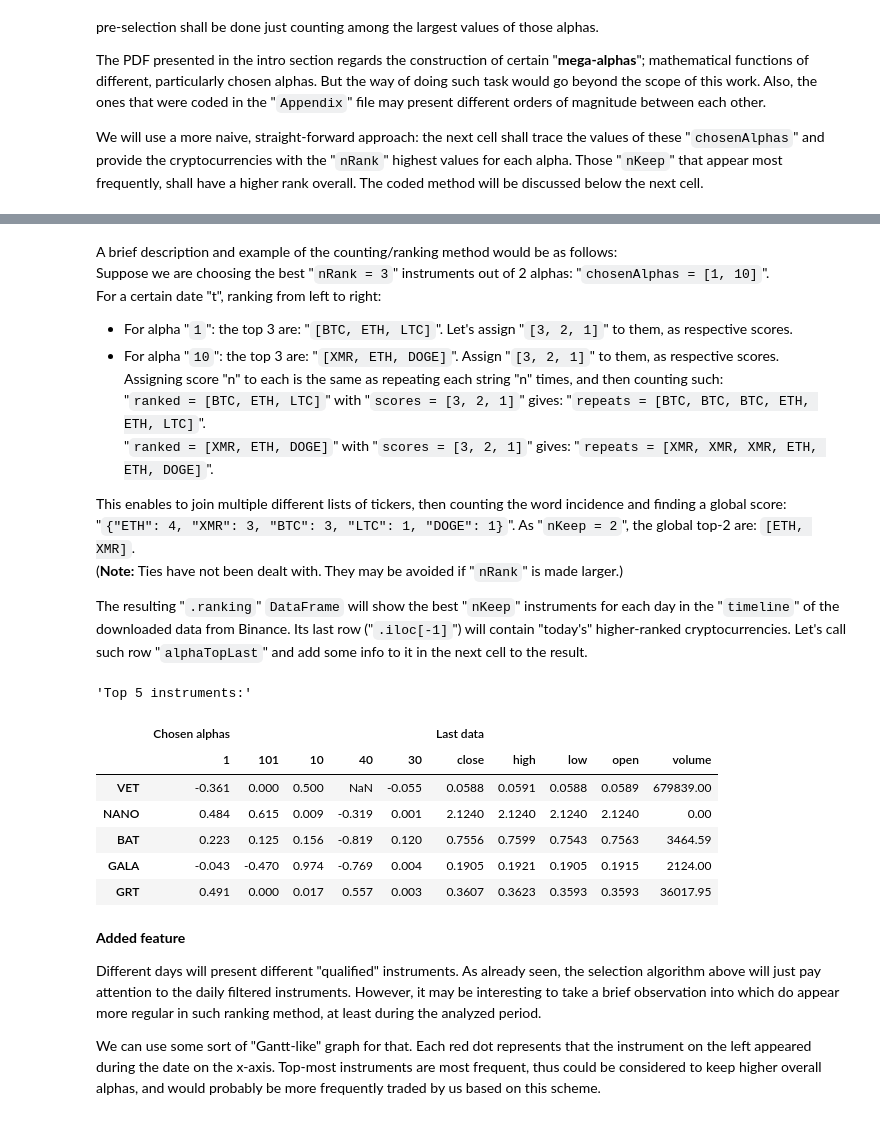
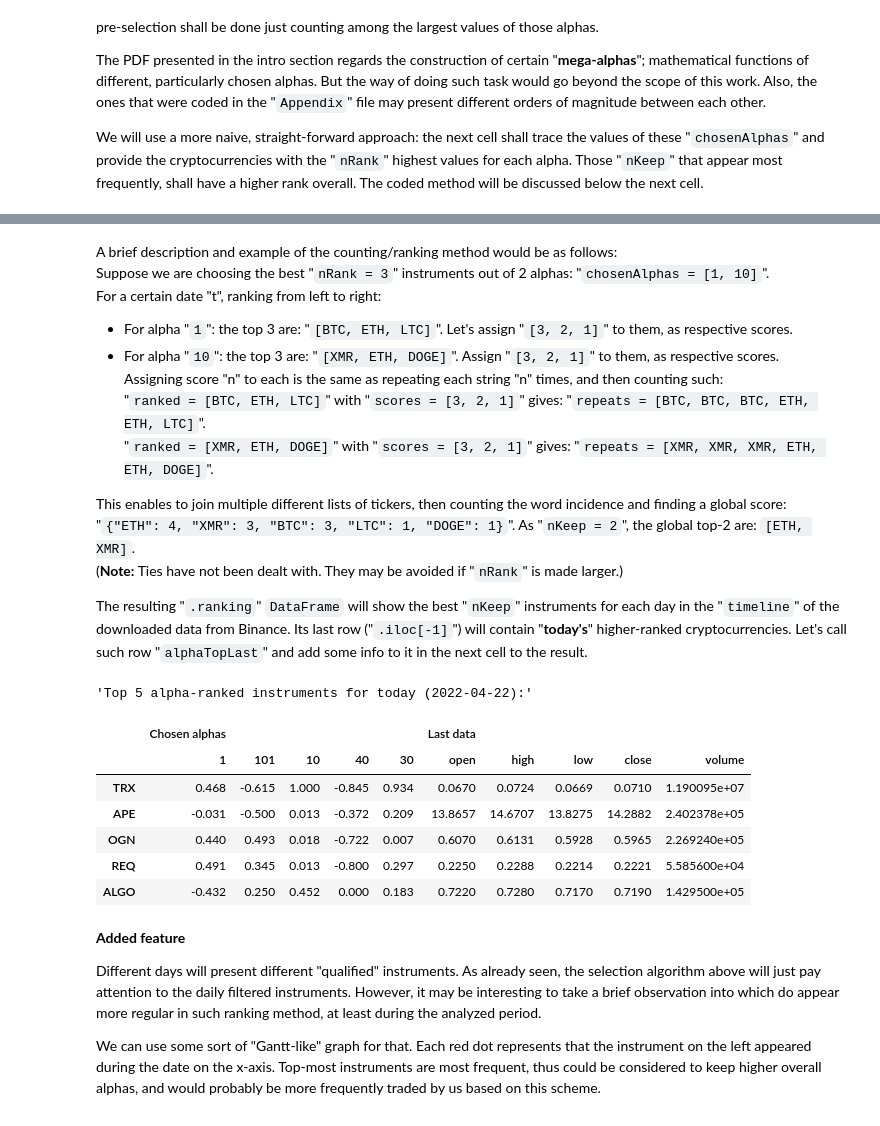
Before and after one commit to gsolaril/topCMC, a Jupyter notebook: Main report.ipynb, the cells around one changed output, grey strips where cells are left out. Saved outputs shown, nothing was run; the diff lists cells and outputs as text; code cells hidden in the pictures.

```diff
--- a/Main report.ipynb
+++ b/Main report.ipynb
@@ -223,28 +226,30 @@ This enables to join multiple different lists of tickers, then counting the word
 "`{"ETH": 4, "XMR": 3, "BTC": 3, "LTC": 1, "DOGE": 1}`". As "`nKeep = 2`", the global top-2 are: `[ETH, XMR]`. <br>
 (**Note:** Ties have not been dealt with. They may be avoided if "`nRank`" is made larger.)
 
-The resulting "`.ranking`" `DataFrame` will show the best "`nKeep`" instruments for each day in the "`timeline`" of the downloaded data from Binance. Its last row ("`.iloc[-1]`") will contain "today's" higher-ranked cryptocurrencies. Let's call such row "`alphaTopLast`" and add some info to it in the next cell to the result.
+The resulting "`.ranking`" `DataFrame` will show the best "`nKeep`" instruments for each day in the "`timeline`" of the downloaded data from Binance. Its last row ("`.iloc[-1]`") will contain "**today's**" higher-ranked cryptocurrencies. Let's call such row "`alphaTopLast`" and add some info to it in the next cell to the result.
 # %%
 # If ranking managed to find less than "nKeep" instruments...
 topRanked = list(alpha.ranking.iloc[-1].dropna()) # ...NaNs can appear.
 alphaTopLast = alpha.values.swaplevel(axis = "columns").iloc[-1]
 alphaTopLast = alphaTopLast.loc[topRanked].unstack()
 alphaTopLast = alphaTopLast[chosenAlphas].round(3)
 alphaTopLast.columns = MultiIndex.from_product((["Chosen alphas"], chosenAlphas))
 lastColumns = MultiIndex.from_product((["Last data"], columns))
 lastValues = marketDF.iloc[-1].unstack()
 try: alphaTopLast[lastColumns] = lastValues.loc[alphaTopLast.index]
 except: alphaTopLast[lastColumns] = lastValues.transpose().loc[alphaTopLast.index]
-print("Top %d instruments:" % alphaTopLast.shape[0], alphaTopLast)
+today = alpha.ranking.index[-1].strftime("%Y-%m-%d")
+print("Top %d alpha-ranked instruments for today (%s):" % (alphaTopLast.shape[0], today))
+print(alphaTopLast)
 # %% [output]
-'Top 5 instruments:'
+'Top 5 alpha-ranked instruments for today (2022-04-22):'
 |  | Chosen alphas |  |  |  |  | Last data |  |  |  |  |
-|  | 1 | 101 | 10 | 40 | 30 | close | high | low | open | volume |
-| VET | -0.361 | 0.000 | 0.500 | NaN | -0.055 | 0.0588 | 0.0591 | 0.0588 | 0.0589 | 679839.00 |
-| NANO | 0.484 | 0.615 | 0.009 | -0.319 | 0.001 | 2.1240 | 2.1240 | 2.1240 | 2.1240 | 0.00 |
-| BAT | 0.223 | 0.125 | 0.156 | -0.819 | 0.120 | 0.7556 | 0.7599 | 0.7543 | 0.7563 | 3464.59 |
-| GALA | -0.043 | -0.470 | 0.974 | -0.769 | 0.004 | 0.1905 | 0.1921 | 0.1905 | 0.1915 | 2124.00 |
-| GRT | 0.491 | 0.000 | 0.017 | 0.557 | 0.003 | 0.3607 | 0.3623 | 0.3593 | 0.3593 | 36017.95 |
+|  | 1 | 101 | 10 | 40 | 30 | open | high | low | close | volume |
+| TRX | 0.468 | -0.615 | 1.000 | -0.845 | 0.934 | 0.0670 | 0.0724 | 0.0669 | 0.0710 | 1.190095e+07 |
+| APE | -0.031 | -0.500 | 0.013 | -0.372 | 0.209 | 13.8657 | 14.6707 | 13.8275 | 14.2882 | 2.402378e+05 |
+| OGN | 0.440 | 0.493 | 0.018 | -0.722 | 0.007 | 0.6070 | 0.6131 | 0.5928 | 0.5965 | 2.269240e+05 |
+| REQ | 0.491 | 0.345 | 0.013 | -0.800 | 0.297 | 0.2250 | 0.2288 | 0.2214 | 0.2221 | 5.585600e+04 |
+| ALGO | -0.432 | 0.250 | 0.452 | 0.000 | 0.183 | 0.7220 | 0.7280 | 0.7170 | 0.7190 | 1.429500e+05 |
 # %% [markdown]
 **Added feature**
 
```
Also changed, not shown: parts of 9 cells of this notebook, 7 other files.
